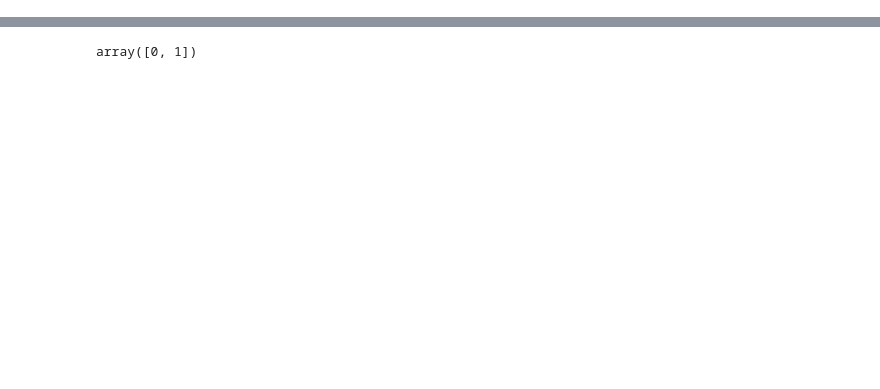
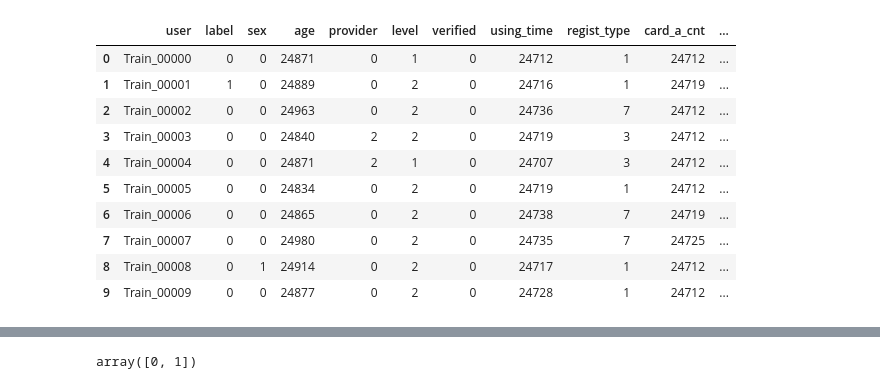
Before and after one commit to paulaxy/data_competition, a Jupyter notebook: process.ipynb, the cells around one changed output, grey strips where cells are left out. Cells and saved outputs as stored; diff of their text form; code cells hidden in the pictures; blank space fills up the shorter version.

```diff
--- a/process.ipynb
+++ b/process.ipynb
@@ -30,0 +102,15 @@ train_data["age"] = train_data["age"].map(lambda x: x - min_age)
+# %%
+pd.set_option('display.max_columns',47)
+train_data.head(10)
+# %% [output]
+|  | user | label | sex | age | provider | level | verified | using_time | regist_type | card_a_cnt | ... |
+| 0 | Train_00000 | 0 | 0 | 24871 | 0 | 1 | 0 | 24712 | 1 | 24712 | ... |
+| 1 | Train_00001 | 1 | 0 | 24889 | 0 | 2 | 0 | 24716 | 1 | 24719 | ... |
+| 2 | Train_00002 | 0 | 0 | 24963 | 0 | 2 | 0 | 24736 | 7 | 24712 | ... |
+| 3 | Train_00003 | 0 | 0 | 24840 | 2 | 2 | 0 | 24719 | 3 | 24712 | ... |
+| 4 | Train_00004 | 0 | 0 | 24871 | 2 | 1 | 0 | 24707 | 3 | 24712 | ... |
+| 5 | Train_00005 | 0 | 0 | 24834 | 0 | 2 | 0 | 24719 | 1 | 24712 | ... |
+| 6 | Train_00006 | 0 | 0 | 24865 | 0 | 2 | 0 | 24738 | 7 | 24719 | ... |
+| 7 | Train_00007 | 0 | 0 | 24980 | 0 | 2 | 0 | 24735 | 7 | 24725 | ... |
+| 8 | Train_00008 | 0 | 1 | 24914 | 0 | 2 | 0 | 24717 | 1 | 24712 | ... |
+| 9 | Train_00009 | 0 | 0 | 24877 | 0 | 2 | 0 | 24728 | 1 | 24712 | ... |
```
Also changed, not shown: parts of 17 cells of this notebook.
